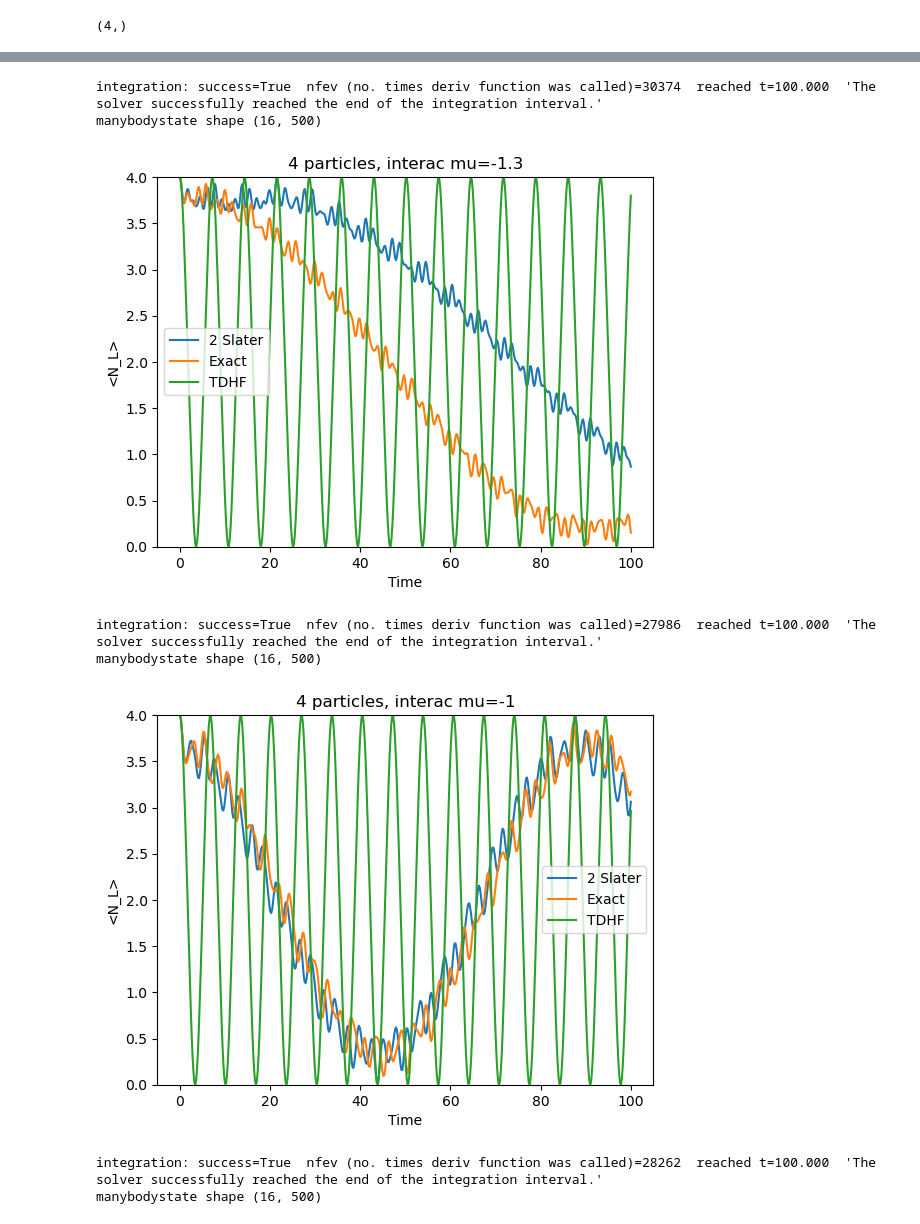
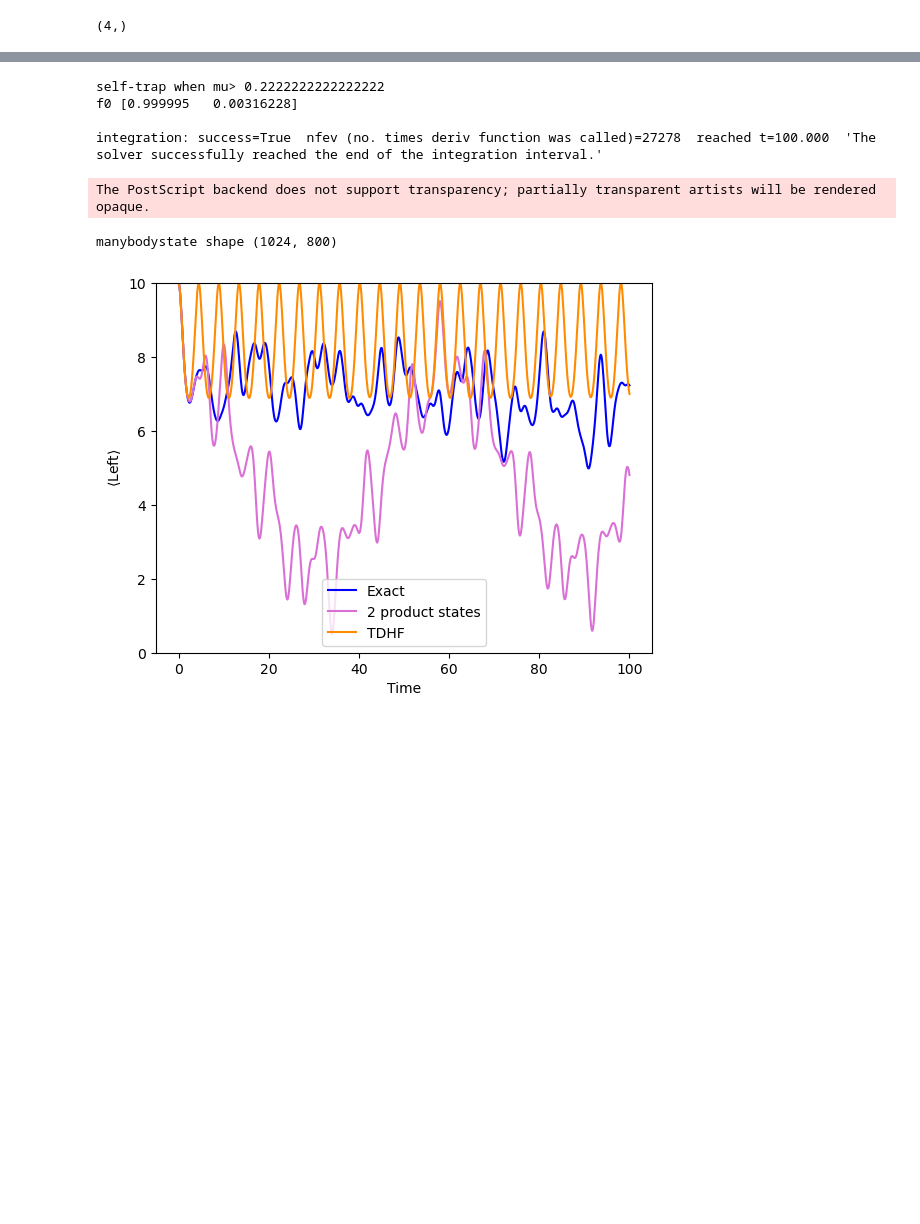
Before and after one commit to annabirke/Honours_entangle_magic, a Jupyter notebook: 2slaterforclaude/2slater_september.ipynb, the cells around one changed output, grey strips where cells are left out. Cells and saved outputs as stored; diff of their text form; code cells hidden in the pictures; blank space fills up the shorter version.

```diff
--- a/2slaterforclaude/2slater_september.ipynb
+++ b/2slaterforclaude/2slater_september.ipynb
@@ -333,7 +363,8 @@ def make_y0(m, HFmin,allL,f0=(1.0, 0.0)):
     ''' STARTING THE 2 SLATERS ORTHOGONAL '''
     assert m.N==2
     if HFmin:
-        th = atan2(-1/m.mu,-np.sqrt(m.mu**2-1)/m.mu) # get same sin(th) even if remove - from second input (like the other solution would give)
+        # th = atan2(-1/m.mu,-np.sqrt(m.mu**2-1)/m.mu) # get same sin(th) even if remove - from second input (like the other solution would give)
+        th = atan2(m.a/(m.mu-m.mu*m.P), np.sqrt(1-(m.a/(m.mu*(m.P-1)))**2))
         phi = 0
         L = np.sqrt( (1+np.sin(th))/2 )
         R = np.sqrt( (1-np.sin(th))/2 )*np.exp(1j*phi)
@@ -373,8 +404,9 @@ def integrate(m, y0, t_list, rcond=1e-10, gauge=True, orthog=False, lam=0.0, **k
 
 def tdhf(m, t, y):
     th, phi = y
+    assert m.a==1.0
     d_th = -np.sin(phi)
-    d_phi = np.tan(th)*np.cos(phi)+m.mu*np.sin(th)
+    d_phi = np.tan(th)*np.cos(phi) + m.mu*(m.P-1)*np.sin(th)
     return [d_th, d_phi]
 
 def tdhf_integrate(m, t_list, y0):
@@ -387,7 +419,8 @@ def tdhf_integrate(m, t_list, y0):
 
 def make_y0_tdhf(m, HFmin, allL):
     if HFmin:
-        th = atan2(-1/m.mu,-np.sqrt(m.mu**2-1)/m.mu)
+        # th = atan2(-1/m.mu,-np.sqrt(m.mu**2-1)/m.mu)
+        th = atan2(m.a/(m.mu-m.mu*m.P), np.sqrt(1-(m.a/(m.mu*(m.P-1)))**2))
         phi = 0
     if allL:
         th = np.pi/2 - 1e-5
@@ -400,6 +433,10 @@ def LR(th,phi):
     L = np.sqrt( (1+np.sin(th))/2 )
     R = np.sqrt( (1-np.sin(th))/2 )*np.exp(1j*phi)
     return L,R
+
+def mu_selftrap(a,P):
+    mu = 2*a/(P-1)
+    return mu
 # %%
 # --- integrate tdhf
 
@@ -435,7 +472,7 @@ def manybodystate_tdhf(m, t_list):
 # print(Nleft_t_tdhf.shape)
 # %%
 m = make_model(P=4,      # number of particles
-               mu=-0.5,
+               mu=-0.7,
                N=2,      # number of slaters
                X=2,      # number of single-particle states
                a=1.0)
@@ -514,17 +573,18 @@ for mu in mus:
 # %%
 lambd = 4.0
-t_list = np.linspace(0.0, 100.0, 500)
+t_list = np.linspace(0.0, 100.0, 800)
 
-P_list = [4]
-mu_list = [-1.3,-1,-0.8]
+P_list = [10]
+mu_list = [-0.24]
 
-dothething(P_list,mu_list)
+soln, _ = dothething(P_list,mu_list)
+
+# P=10 mu=-0.24 took 182min
 # %% [output]
-integration: success=True  nfev (no. times deriv function was called)=30374  reached t=100.000  'The solver successfully reached the end of the integration interval.'
-manybodystate shape (16, 500)
+self-trap when mu> 0.2222222222222222
+f0 [0.999995   0.00316228]
+
+integration: success=True  nfev (no. times deriv function was called)=27278  reached t=100.000  'The solver successfully reached the end of the integration interval.'
+The PostScript backend does not support transparency; partially transparent artists will be rendered opaque.
+manybodystate shape (1024, 800)
-[figure, old version]
+[figure, new version]
-integration: success=True  nfev (no. times deriv function was called)=27986  reached t=100.000  'The solver successfully reached the end of the integration interval.'
-manybodystate shape (16, 500)
-[figure, removed]
-integration: success=True  nfev (no. times deriv function was called)=28262  reached t=100.000  'The solver successfully reached the end of the integration interval.'
-manybodystate shape (16, 500)
```
Also changed, not shown: parts of 12 cells of this notebook.
